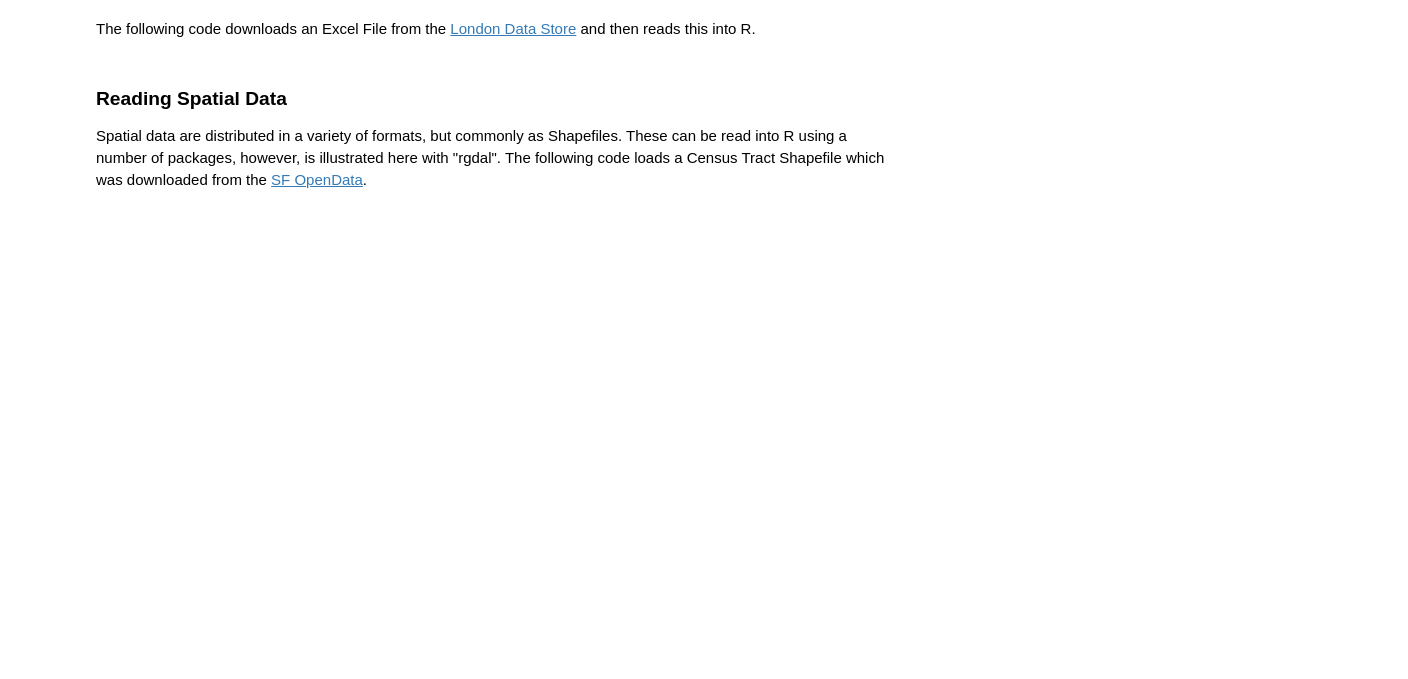
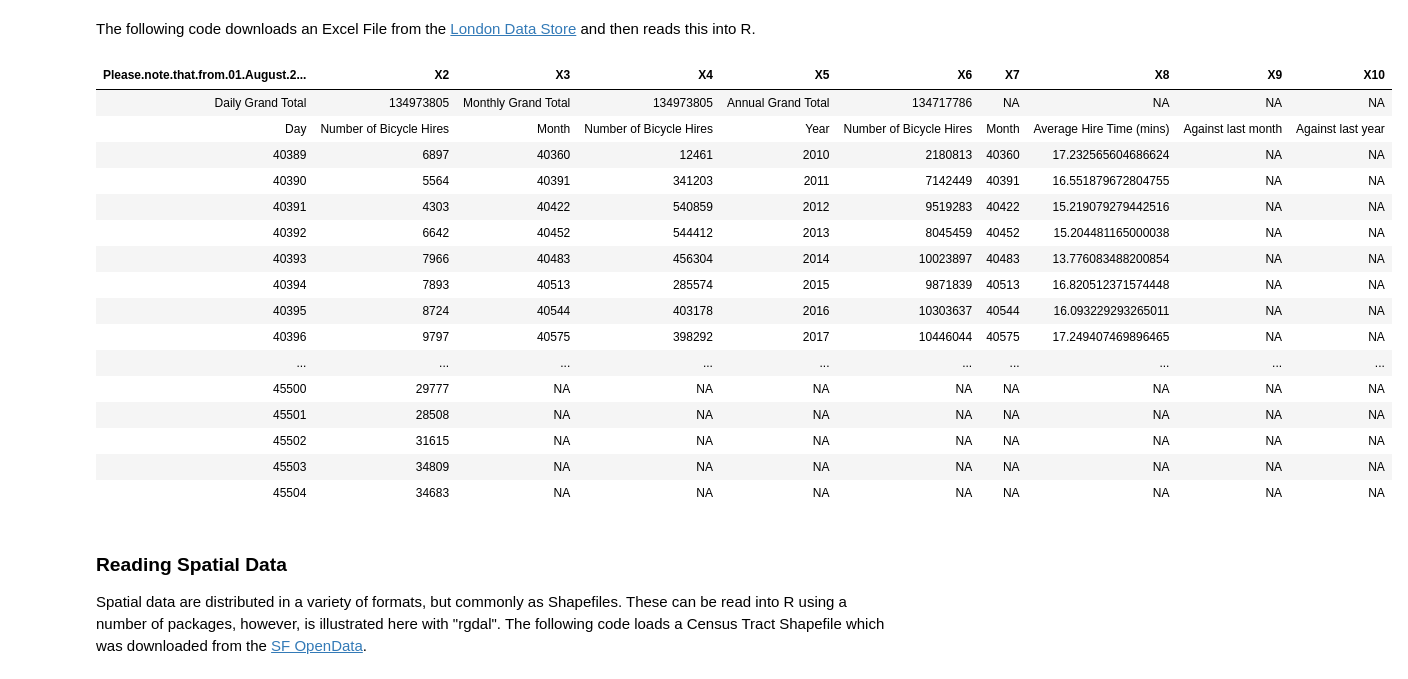
Before and after one commit to achapkowski/UrbanAnalyticsCourse, a Jupyter notebook: notebooks/P2_Data_Manipulation_in_R.ipynb, the cells around one changed output. Drawn from its saved outputs; the diff is of its cells as text; code cells hidden in the pictures; blank space fills up the shorter version.

```diff
--- a/notebooks/P2_Data_Manipulation_in_R.ipynb
+++ b/notebooks/P2_Data_Manipulation_in_R.ipynb
@@ -150,9 +195,25 @@ download.file("https://files.datapress.com/london/dataset/number-bicycle-hires/2
 # %%
-#Read workbook
-workbook <- loadWorkbook("./data/tfl-daily-cycle-hires.xls")
-
-#Read the Data Sheet
-cycle_hire <- readWorksheet(workbook, sheet="Data")
+#Read workbook and Data sheet
+cycle_hire <- read.xlsx("./data/tfl-daily-cycle-hires.xlsx", sheet = 2,)
+cycle_hire
+# %% [output]
+| Please.note.that.from.01.August.2... | X2 | X3 | X4 | X5 | X6 | X7 | X8 | X9 | X10 |
+| Daily Grand Total | 134973805 | Monthly Grand Total | 134973805 | Annual Grand Total | 134717786 | NA | NA | NA | NA |
+| Day | Number of Bicycle Hires | Month | Number of Bicycle Hires | Year | Number of Bicycle Hires | Month | Average Hire Time (mins) | Against last month | Against last year |
+| 40389 | 6897 | 40360 | 12461 | 2010 | 2180813 | 40360 | 17.232565604686624 | NA | NA |
+| 40390 | 5564 | 40391 | 341203 | 2011 | 7142449 | 40391 | 16.551879672804755 | NA | NA |
+| 40391 | 4303 | 40422 | 540859 | 2012 | 9519283 | 40422 | 15.219079279442516 | NA | NA |
+| 40392 | 6642 | 40452 | 544412 | 2013 | 8045459 | 40452 | 15.204481165000038 | NA | NA |
+| 40393 | 7966 | 40483 | 456304 | 2014 | 10023897 | 40483 | 13.776083488200854 | NA | NA |
+| 40394 | 7893 | 40513 | 285574 | 2015 | 9871839 | 40513 | 16.820512371574448 | NA | NA |
+| 40395 | 8724 | 40544 | 403178 | 2016 | 10303637 | 40544 | 16.093229293265011 | NA | NA |
+| 40396 | 9797 | 40575 | 398292 | 2017 | 10446044 | 40575 | 17.249407469896465 | NA | NA |
+| ... | ... | ... | ... | ... | ... | ... | ... | ... | ... |
+| 45500 | 29777 | NA | NA | NA | NA | NA | NA | NA | NA |
+| 45501 | 28508 | NA | NA | NA | NA | NA | NA | NA | NA |
+| 45502 | 31615 | NA | NA | NA | NA | NA | NA | NA | NA |
+| 45503 | 34809 | NA | NA | NA | NA | NA | NA | NA | NA |
+| 45504 | 34683 | NA | NA | NA | NA | NA | NA | NA | NA |
 # %% [markdown]
 ### Reading Spatial Data
 
```
Also changed, not shown: parts of 19 cells of this notebook, 2 other files.
